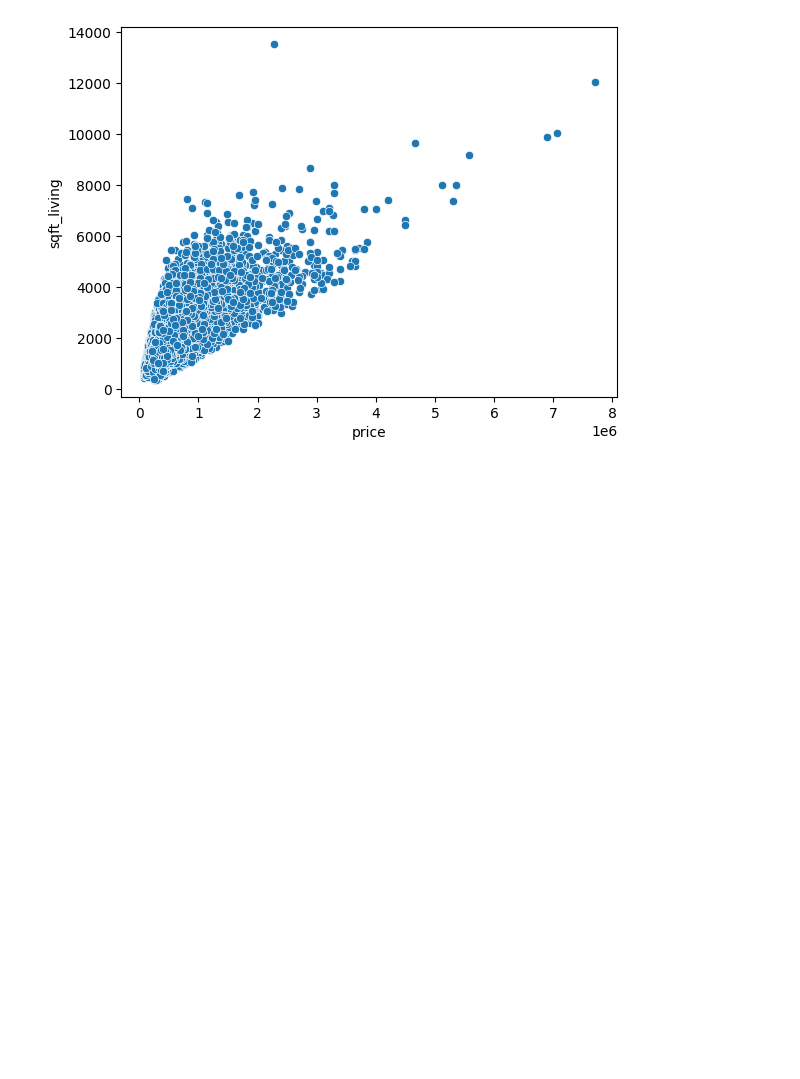
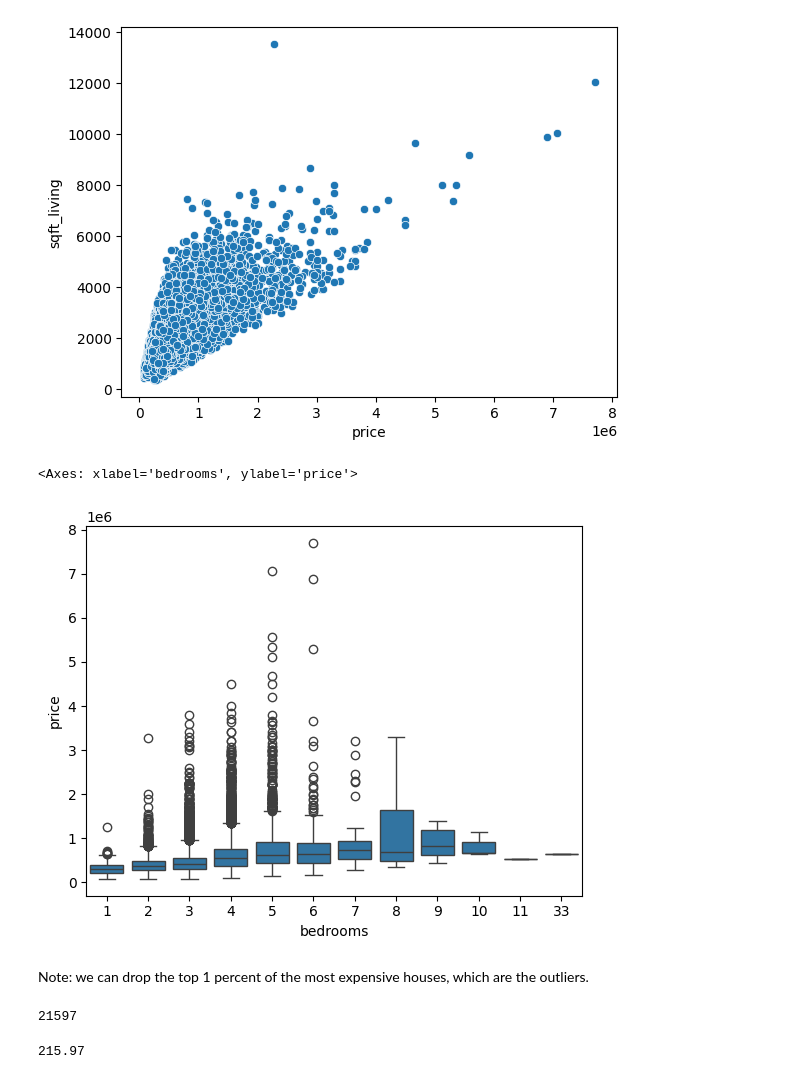
Before and after one commit to Ali-mohammadi-design/TensorFlow, a Jupyter notebook: Tensorflow_House_sale_in_king_county_Prj2.ipynb, the cells around one changed output. Drawn from its saved outputs; the diff is of its cells as text; code cells hidden in the pictures; blank space fills up the shorter version.

```diff
--- a/Tensorflow_House_sale_in_king_county_Prj2.ipynb
+++ b/Tensorflow_House_sale_in_king_county_Prj2.ipynb
@@ -224,3 +224,18 @@ sns.scatterplot(x='price', y='sqft_living', data=df)
 # %% [output]
 <Axes: xlabel='price', ylabel='sqft_living'>
 [figure]
+# %%
+sns.boxplot(x='bedrooms', y='price', data=df)
+# %% [output]
+<Axes: xlabel='bedrooms', ylabel='price'>
+[figure, added]
+# %% [markdown]
+Note: we can drop the top 1 percent of the most expensive houses, which are the outliers.
+# %%
+len(df)
+# %% [output]
+21597
+# %%
+len(df)*0.01
+# %% [output]
+215.97
```
Also changed, not shown: parts of 3 cells of this notebook.
